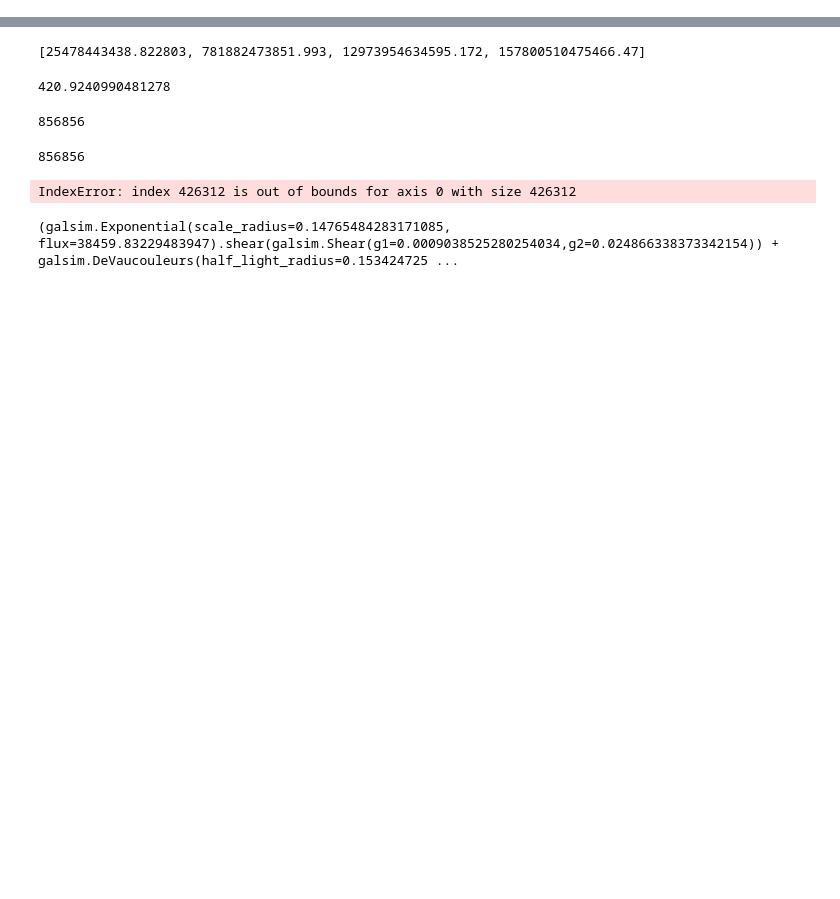
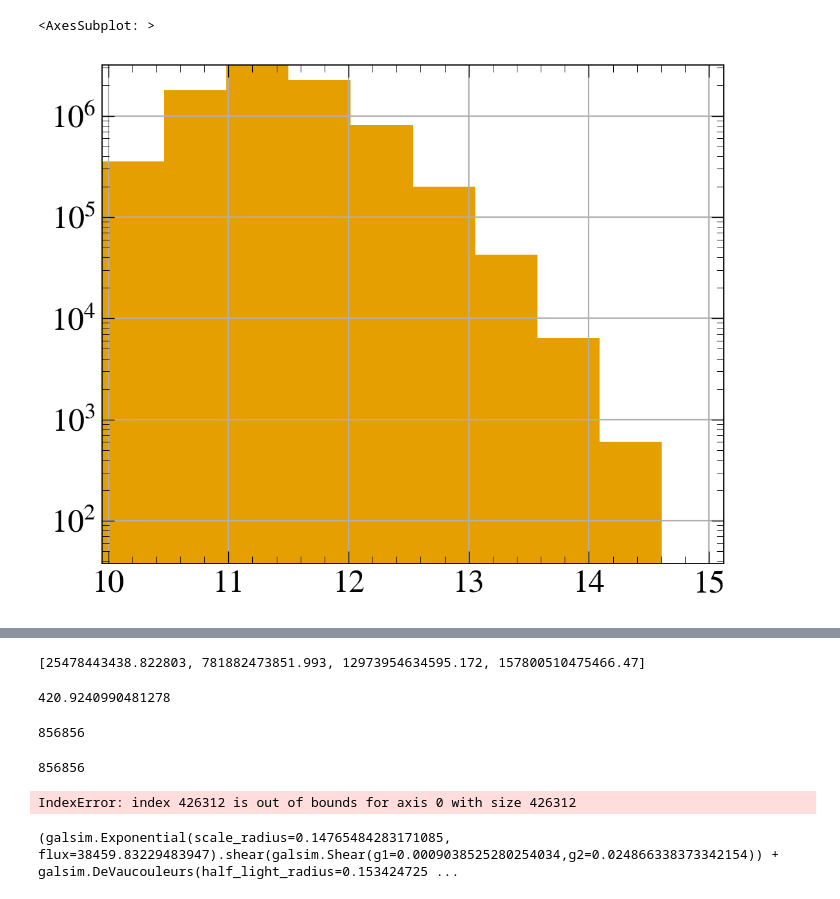
Before and after one commit to zhouconghao/WeakLensingDeblending, a Jupyter notebook: notebooks/simulate_gals.ipynb, the cells around one changed output, grey strips where cells are left out. Saved outputs shown, nothing was run; the diff lists cells and outputs as text; code cells hidden in the pictures; blank space fills up the shorter version.

```diff
--- a/notebooks/simulate_gals.ipynb
+++ b/notebooks/simulate_gals.ipynb
@@ -79,0 +49,11 @@ for bin_index in np.unique(dc2_df['mass_bin']):
+# %%
+dc2_df['log_mass']=np.log10(dc2_df['halo_mass'])
+# %%
+dc2_halo_unique=dc2_df.groupby('halo_id').sample(1,random_state=1)
+# %%
+dc2_halo_unique['log_mass'] = np.log10(dc2_halo_unique['halo_mass'])
+# %%
+dc2_halo_unique['log_mass'].hist(log=True)
+# %% [output]
+<AxesSubplot: >
+[figure, added]
```
Also changed, not shown: parts of 26 cells of this notebook, 4 other files.
